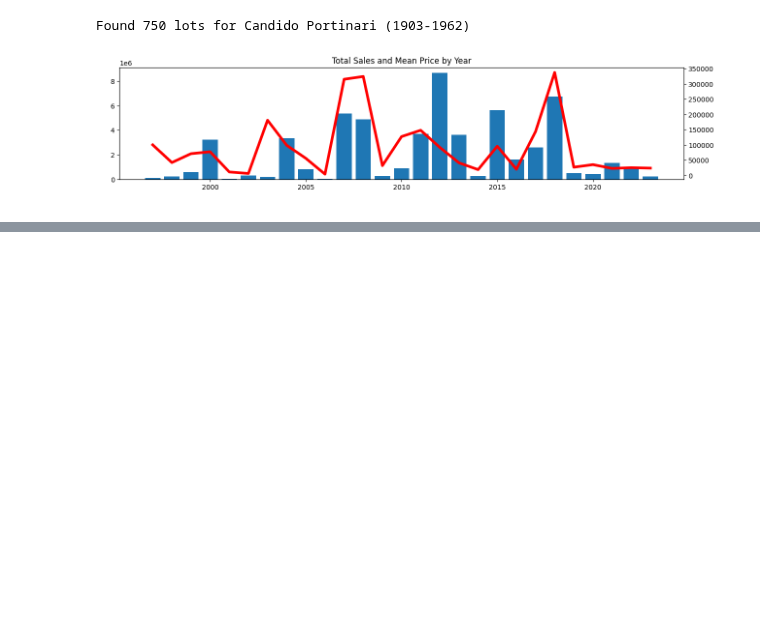
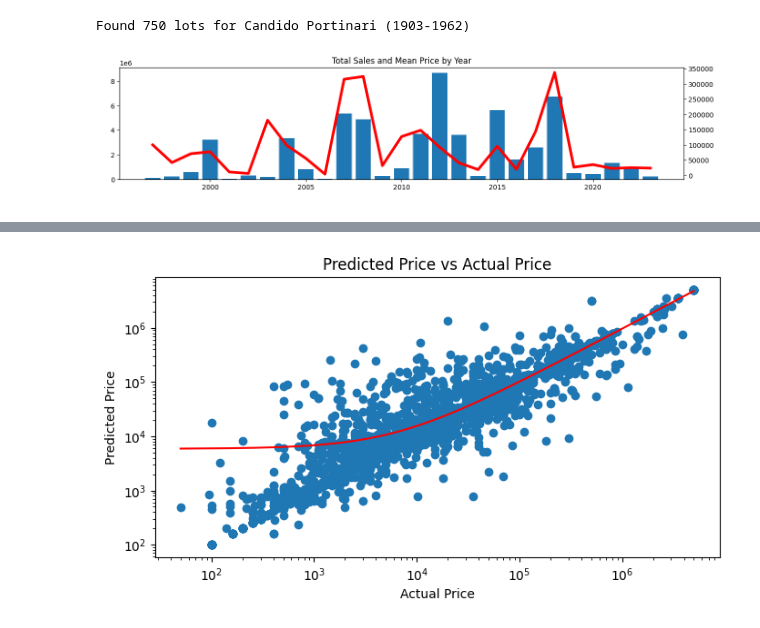
Before and after one commit to cryptogazzetta/Arte, a Jupyter notebook: analysis/catalogo_das_artes.ipynb, the cells around one changed output, grey strips where cells are left out. Saved outputs shown, nothing was run; the diff lists cells and outputs as text; code cells hidden in the pictures; blank space fills up the shorter version.

```diff
--- a/analysis/catalogo_das_artes.ipynb
+++ b/analysis/catalogo_das_artes.ipynb
@@ -162,17 +164,3 @@ plot_sales(artist_sales, 'Total Sales and Mean Price by Year', 'Total Sales', 'Y
 # %% [output]
 Found 750 lots for Candido Portinari (1903-1962)
 [figure]
-# %%
-lots = lots[lots['Medium_type'] != 'outro'] ## ONLY PAINTING
-
-lots['Price per Area'] = lots['Price (BRL)'] / lots['Area (cm²)']
-
-print(len(lots))
-# for each medium_type, remove outliers: lots with price / area > 0.9 percentile
-for medium_type in lots['Medium_type'].unique():
-    medium_type_lots = lots[lots['Medium_type'] == medium_type]
-    medium_type_lots = medium_type_lots[medium_type_lots['Price per Area'] < medium_type_lots['Price per Area'].quantile(0.9)]
-    print(medium_type, len(medium_type_lots))
-    lots = pd.concat([lots[lots['Medium_type'] != medium_type], medium_type_lots])
-
-print(len(lots))
@@ -445,0 +175,7 @@ plt.show()
+# %%
+## FIT PRICE MODELS
+
+X_train, X_test, y_train, y_test = models_utils.get_df_to_model(lots)
+models_df, models = models_utils.fit_models(X_train, y_train, X_test, y_test)
+
+models_df
@@ -445,0 +189,9 @@ plt.show()
+# %%
+## INCLUDE PREDICTED PRICE, ACTUAL PRICE AND ERROR IN TEST SET
+model = models['Random Forest']
+lots_copy = models_utils.get_predicted_price_and_error(X_test, y_test, model)
+# %%
+## COMPARE PREDICTED PRICE VS ACTUAL PRICE
+models_utils.plot_predicted_vs_actual_price(lots_copy)
+# %% [output]
+[figure, added]
```
Also changed, not shown: parts of 20 cells of this notebook, 10 other files.
